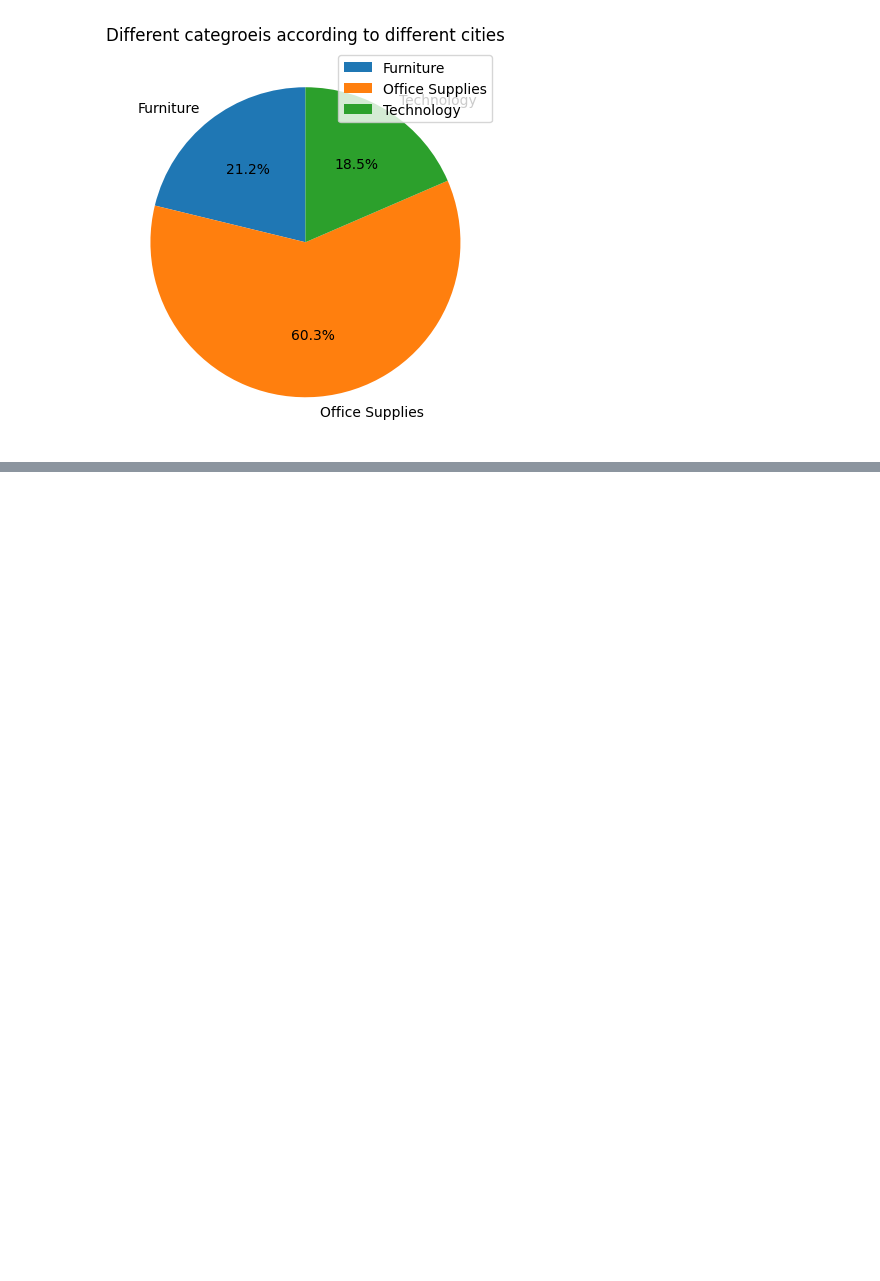
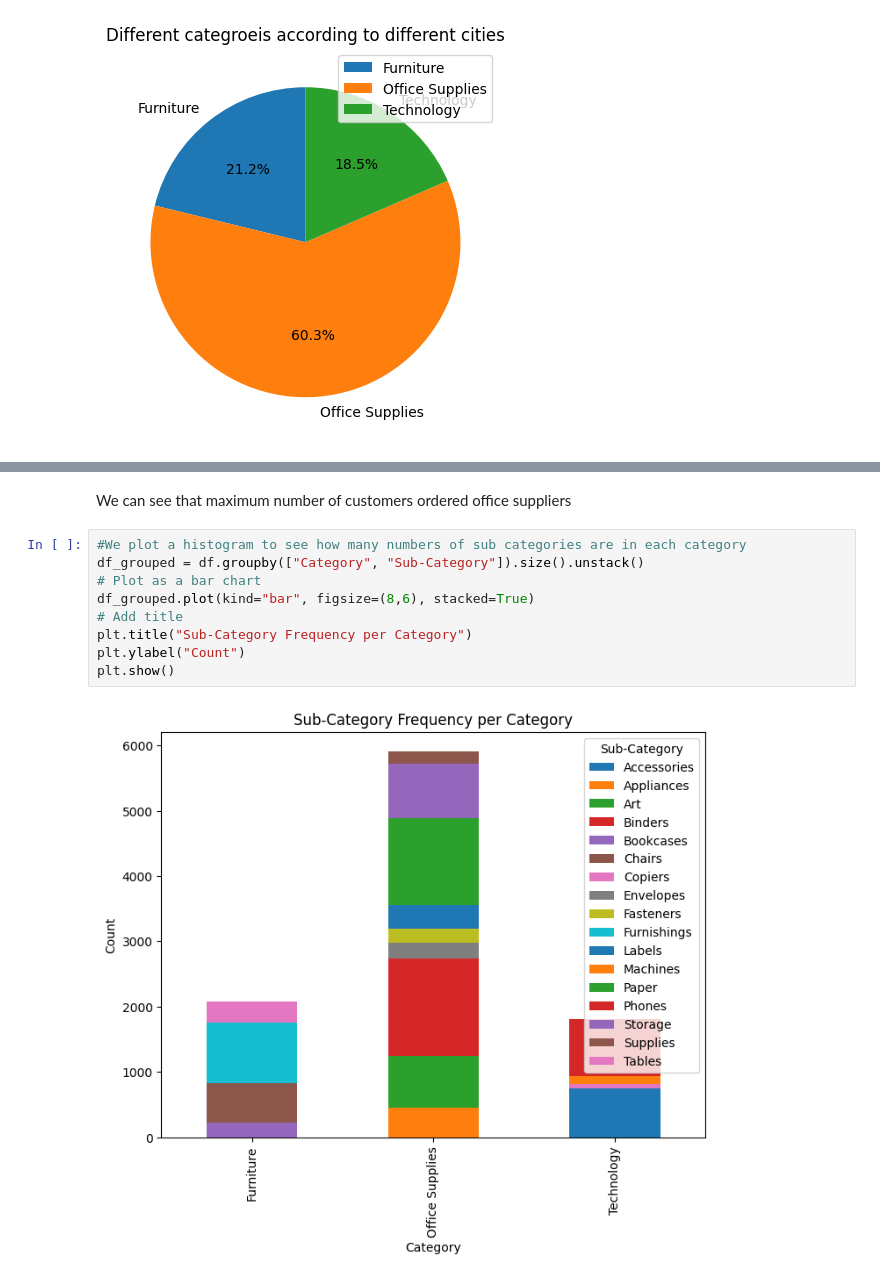
Before and after one commit to RhitiB/Data-Analysis, a Jupyter notebook: sales-dataset.ipynb, the cells around one changed output, grey strips where cells are left out. Saved outputs shown, nothing was run; the diff lists cells and outputs as text; blank space fills up the shorter version.

```diff
--- a/sales-dataset.ipynb
+++ b/sales-dataset.ipynb
@@ -270,0 +290,13 @@ plt.show()
+# %% [markdown]
+We can see that maximum number of customers ordered office suppliers
+# %%
+#We plot a histogram to see how many numbers of sub categories are in each category
+df_grouped = df.groupby(["Category", "Sub-Category"]).size().unstack()
+# Plot as a bar chart
+df_grouped.plot(kind="bar", figsize=(8,6), stacked=True)
+# Add title
+plt.title("Sub-Category Frequency per Category")
+plt.ylabel("Count")
+plt.show()
+# %% [output]
+[figure, added]
```
Also changed, not shown: parts of 2 cells of this notebook.
